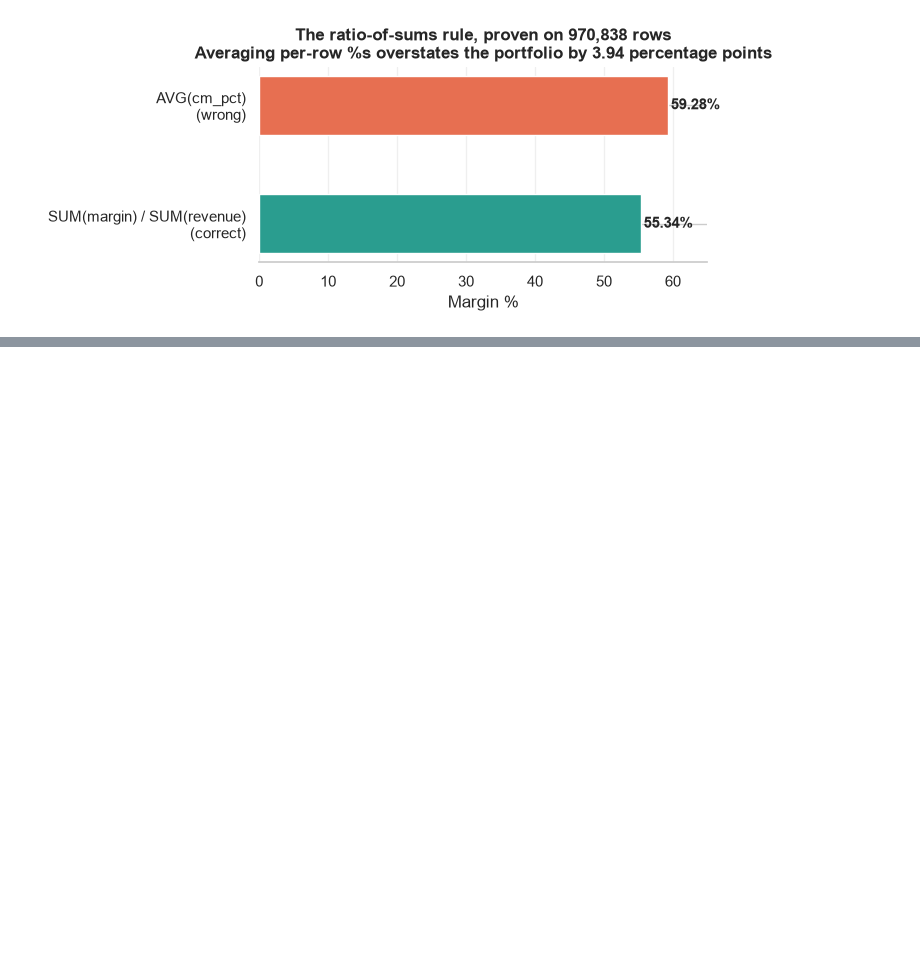
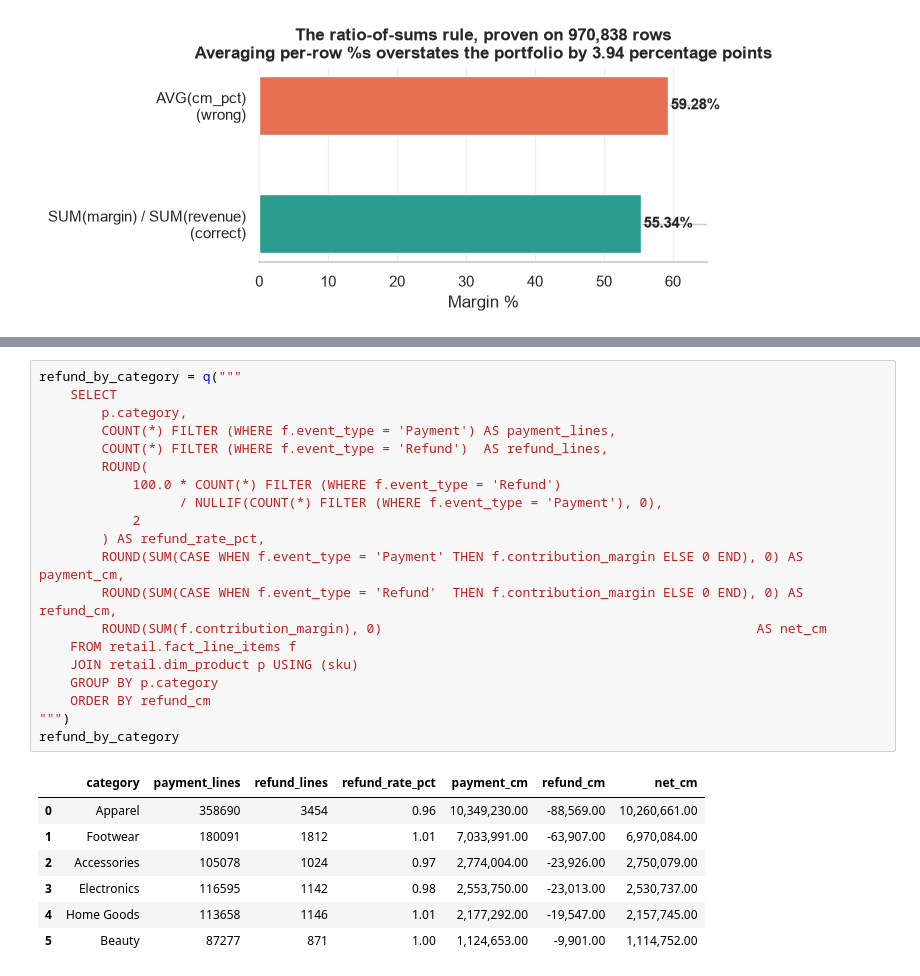
Before and after one commit to padmabhushanpagare/retail_profitability_diagnostic, a Jupyter notebook: notebooks/01_data_audit.ipynb, the cells around one changed output, grey strips where cells are left out. Cells and saved outputs as stored; diff of their text form; blank space fills up the shorter version.

```diff
--- a/notebooks/01_data_audit.ipynb
+++ b/notebooks/01_data_audit.ipynb
@@ -172,0 +348,28 @@ plt.show()
+# %%
+refund_by_category = q("""
+    SELECT
+        p.category,
+        COUNT(*) FILTER (WHERE f.event_type = 'Payment') AS payment_lines,
+        COUNT(*) FILTER (WHERE f.event_type = 'Refund')  AS refund_lines,
+        ROUND(
+            100.0 * COUNT(*) FILTER (WHERE f.event_type = 'Refund')
+                  / NULLIF(COUNT(*) FILTER (WHERE f.event_type = 'Payment'), 0),
+            2
+        ) AS refund_rate_pct,
+        ROUND(SUM(CASE WHEN f.event_type = 'Payment' THEN f.contribution_margin ELSE 0 END), 0) AS payment_cm,
+        ROUND(SUM(CASE WHEN f.event_type = 'Refund'  THEN f.contribution_margin ELSE 0 END), 0) AS refund_cm,
+        ROUND(SUM(f.contribution_margin), 0)                                                AS net_cm
+    FROM retail.fact_line_items f
+    JOIN retail.dim_product p USING (sku)
+    GROUP BY p.category
+    ORDER BY refund_cm
+""")
+refund_by_category
+# %% [output]
+|  | category | payment_lines | refund_lines | refund_rate_pct | payment_cm | refund_cm | net_cm |
+| 0 | Apparel | 358690 | 3454 | 0.96 | 10,349,230.00 | -88,569.00 | 10,260,661.00 |
+| 1 | Footwear | 180091 | 1812 | 1.01 | 7,033,991.00 | -63,907.00 | 6,970,084.00 |
+| 2 | Accessories | 105078 | 1024 | 0.97 | 2,774,004.00 | -23,926.00 | 2,750,079.00 |
+| 3 | Electronics | 116595 | 1142 | 0.98 | 2,553,750.00 | -23,013.00 | 2,530,737.00 |
+| 4 | Home Goods | 113658 | 1146 | 1.01 | 2,177,292.00 | -19,547.00 | 2,157,745.00 |
+| 5 | Beauty | 87277 | 871 | 1.00 | 1,124,653.00 | -9,901.00 | 1,114,752.00 |
```
Also changed, not shown: parts of 12 cells of this notebook, 1 other file.
